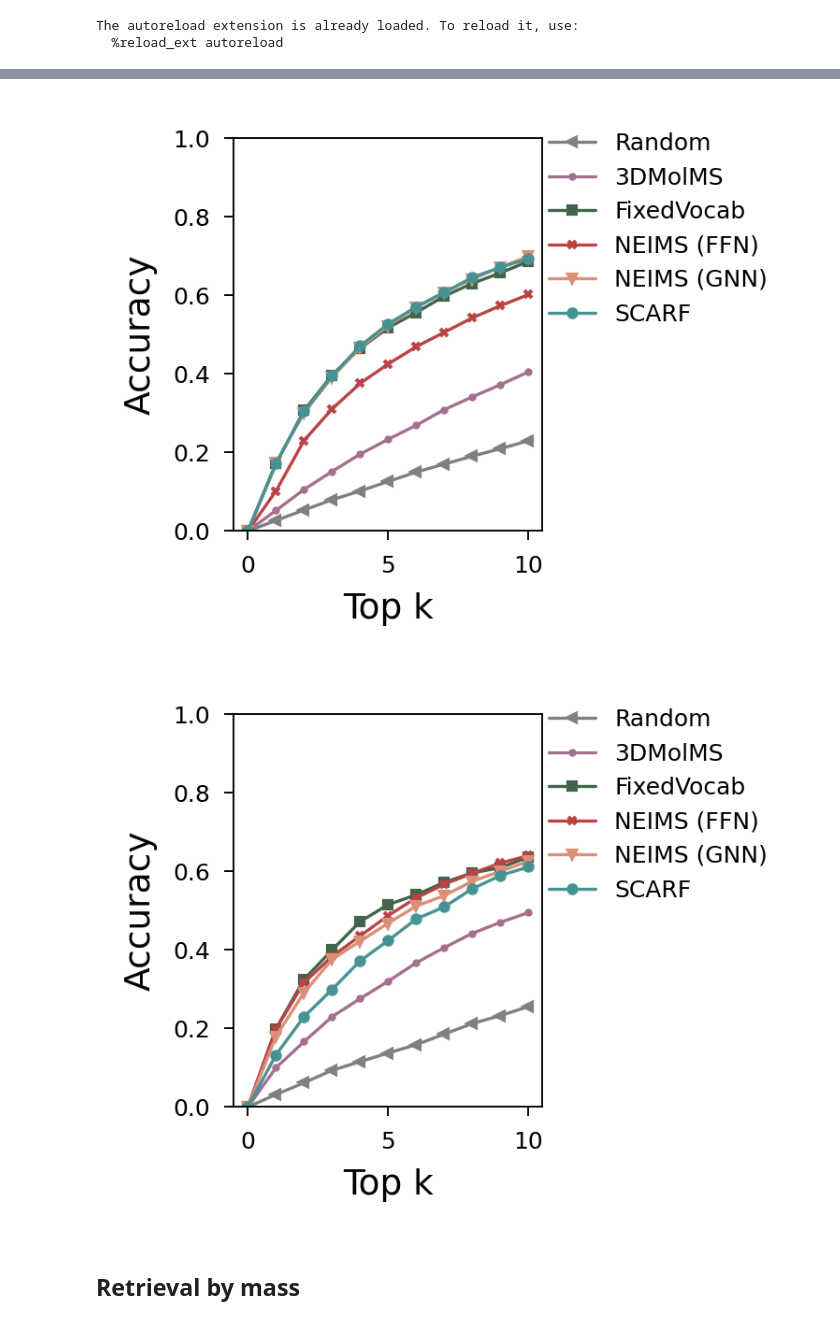
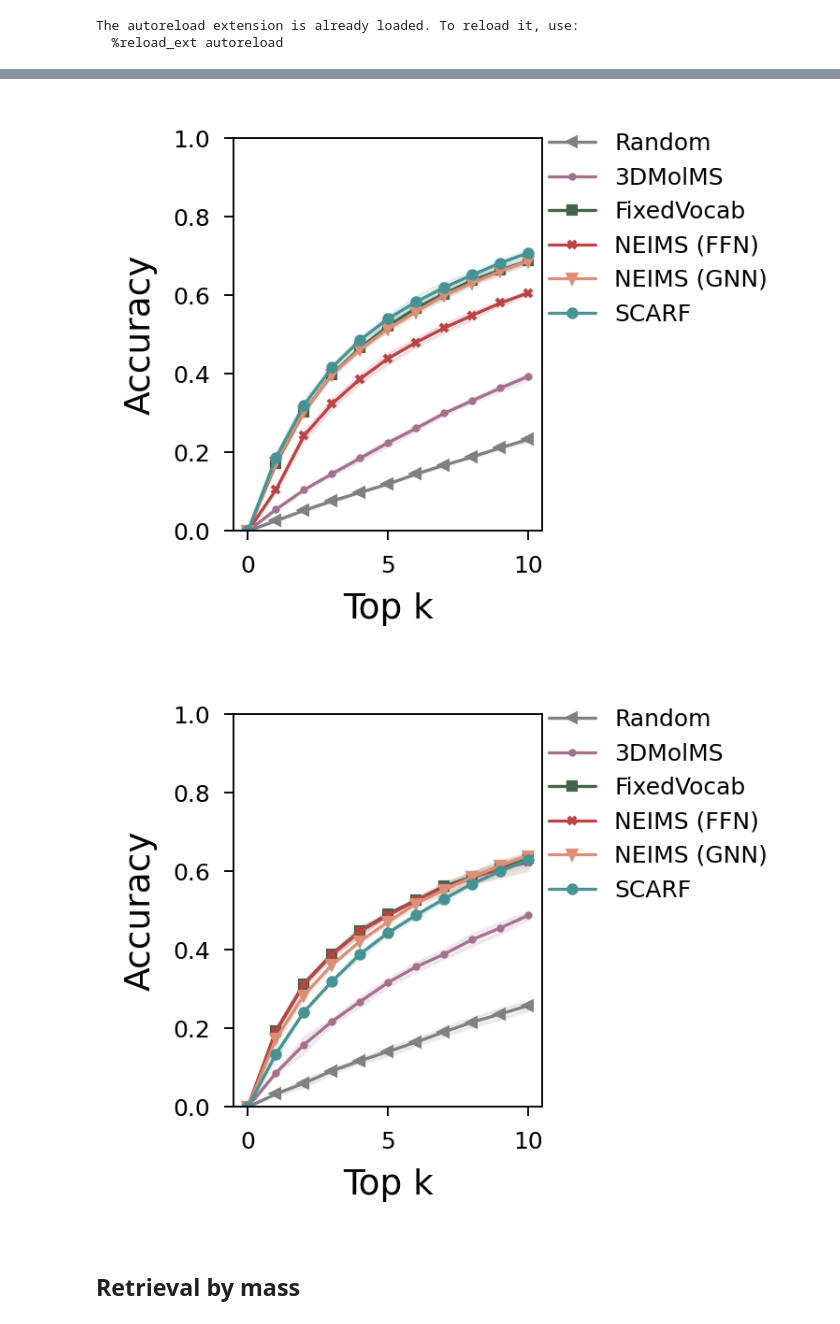
Before and after one commit to samgoldman97/ms-pred, a Jupyter notebook: notebooks/scarf_fig_retrieval.ipynb, the cells around one changed output, grey strips where cells are left out. Drawn from its saved outputs; the diff is of its cells as text; code cells hidden in the pictures.

```diff
--- a/notebooks/scarf_fig_retrieval.ipynb
+++ b/notebooks/scarf_fig_retrieval.ipynb
@@ -62,8 +70,15 @@ for dataset, yaml_files in dataset_to_res.items():
             new_entry = {
                 "Method": k,
                 "Top k": new_name,
-                "Acc": v[old_name],
+                "Acc": np.mean([vv[old_name] for vv in v]),
+                "Acc 95%": 1.96 * sem([vv[old_name] for vv in v]),
                 "Dataset": dataset,
             }
             out_df.append(new_entry)
 out_df = pd.DataFrame(out_df)
+out_df['Acc_orig'] = out_df['Acc']
+# %%
+out_df["Acc"] = [
+    rf"${i:.3f} \pm {j:.3f}$"
+    for i, j in zip(out_df["Acc_orig"], out_df["Acc 95%"])
+]
@@ -72,16 +103,16 @@ for dataset_name in dataset_names:
     # Filter out df to specific dataset
     df = out_df[out_df["Dataset"] == dataset_name]
     pivoted_tbl = df.reset_index().pivot_table(
-        index="Method", values="Acc", columns="Top k"
+        index="Method", values="Acc", columns="Top k", aggfunc="first"
     )
     pivoted_tbl.index.name = None
-    pivoted_tbl = pivoted_tbl.round(3)
-    pivoted_tbl = pivoted_tbl.loc[names]
+    # pivoted_tbl = pivoted_tbl.round(3)
+    # pivoted_tbl = pivoted_tbl.loc[names]
 
     display(pivoted_tbl)
     latex = pivoted_tbl.to_latex(
         caption=f"{dataset_name} spectra prediction retrieval accuracy",
-        label=f"tab:{dataset_name}_spec_retrieval",
+        label=f"tab:{dataset_name}_spec_retrieval", escape=False
     )
     print(latex)
 # %% [output]
@@ -145,37 +176,50 @@ for dataset_name in dataset_names:
     for method in method_names:
         sub_df_method = sub_df[sub_df["Method"] == method]
         topk = [0] + sub_df_method["Top k"].values.tolist()
-        accs = [0] + sub_df_method["Acc"].values.tolist()
+        accs = [0] + sub_df_method["Acc_orig"].values.tolist()
+
+        bands = [0] + sub_df_method["Acc 95%"].values.tolist()
+        # print(bands)
+
         # ax.step(topk, accs, color=method_colors[method],
         #         linewidth=0.8, where="pre"
         # )
         marker = method_markers[method]
         # print(marker)
         ax.plot(
             topk,
             accs,
             color=method_colors[method],
             linewidth=0.8,
             label=method,
             marker=marker,
             markersize=2,
         )
 
+        # Plot 95% confidence fill between region
+        ax.fill_between(
+            topk,
+            np.array(accs) - np.array(bands),
+            np.array(accs) + np.array(bands),
+            color=method_colors[method],
+            alpha=0.1,
+        )
+
     ax.set_xlabel("Top k")
     ax.set_ylabel("Accuracy")
     # ax.set_xlim([-0.1,5.2])
     ax.set_ylim([0, 1.0])
     ax.legend(frameon=False, facecolor="none", fancybox=False, loc=(0.99, 0.5))
     set_size(*figsize, ax)
     fig.savefig(
         results_folder / f"step_plot_{dataset_name}.pdf",
         dpi=400,
         bbox_inches="tight",
         transparent=True,
     )
 # %% [output]
-[figure, old version]
+[figure, new version]
-[figure, old version]
+[figure, new version]
 # %% [markdown]
 ## Retrieval by mass
 # %%
```
Also changed, not shown: parts of 23 cells of this notebook, 11 other files.
